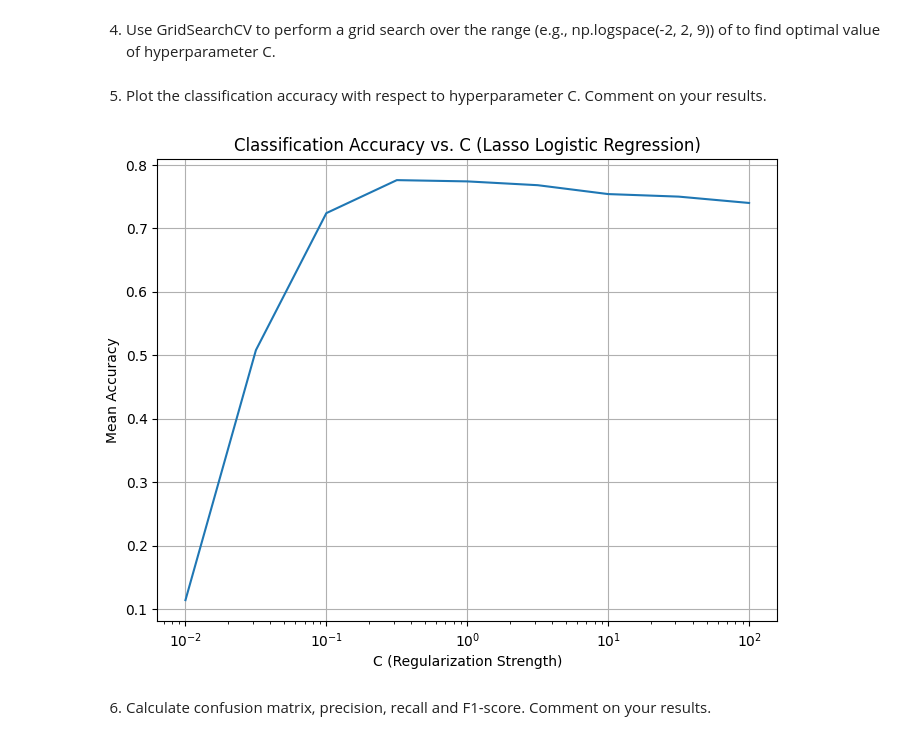
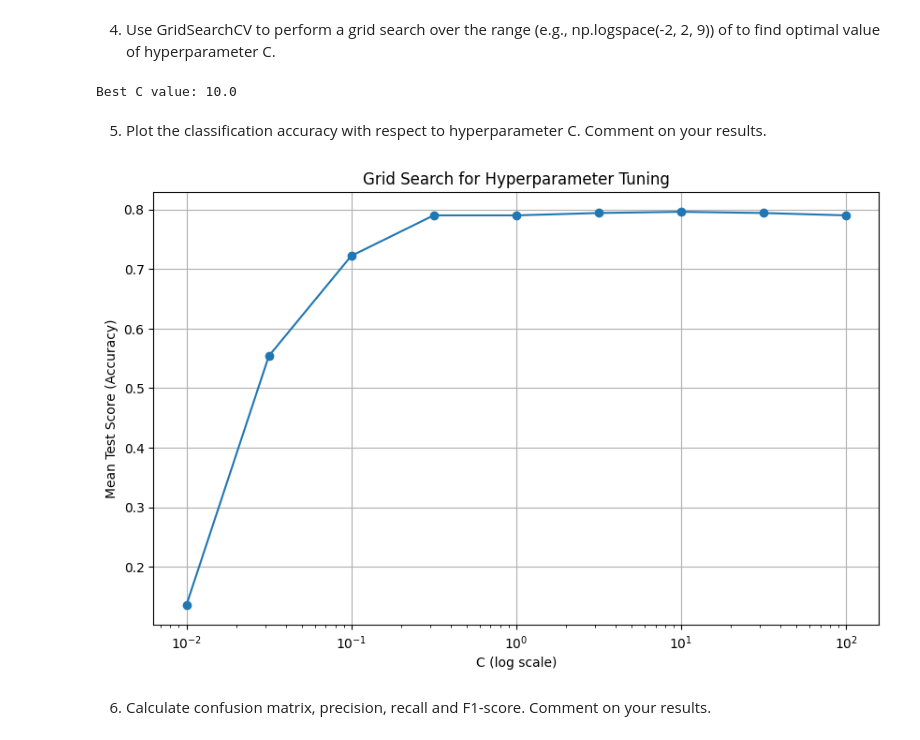
Before and after one commit to DissanayakeLYB/EN3150-Pattern-Recognition, a Jupyter notebook: Assignment 02 - Classification/A2Q2.ipynb, the cells around one changed output. Saved outputs shown, nothing was run; the diff lists cells and outputs as text; code cells hidden in the pictures.

```diff
--- a/Assignment 02 - Classification/A2Q2.ipynb
+++ b/Assignment 02 - Classification/A2Q2.ipynb
@@ -39,36 +39,29 @@ param_grid = {
 # %% [markdown]
 4. Use GridSearchCV to perform a grid search over the range (e.g., np.logspace(-2, 2, 9)) of to find optimal value of hyperparameter C.
 # %%
-from sklearn.model_selection import GridSearchCV
-
-# Create GridSearchCV
-grid_search = GridSearchCV(estimator=lasso_pipeline, param_grid=param_grid, cv=5)
-
-# Fit the grid search to the data
+# Perform GridSearchCV
+grid_search = GridSearchCV(lasso_pipeline, param_grid, cv=5, n_jobs=-1)
 grid_search.fit(X_train, y_train)
 
-# Get the best hyperparameter value
+# Get the best C value
 best_C = grid_search.best_params_['lasso__C']
+print("Best C value:", best_C)
+# %% [output]
+Best C value: 10.0
 # %% [markdown]
 5. Plot the classification accuracy with respect to hyperparameter C. Comment on your
 results.
 # %%
-import matplotlib.pyplot as plt
-
-# Get the accuracy for each C value during grid search
-grid_results = grid_search.cv_results_
-accuracies = grid_results['mean_test_score']
-
-# Plot the accuracy
-plt.figure(figsize=(8, 6))
-plt.semilogx(param_grid['lasso__C'], accuracies)
-plt.xlabel('C (Regularization Strength)')
-plt.ylabel('Mean Accuracy')
-plt.title('Classification Accuracy vs. C (Lasso Logistic Regression)')
+results = grid_search.cv_results_
+plt.figure(figsize=(10, 6))
+plt.semilogx(param_grid['lasso__C'], results['mean_test_score'], marker='o')
+plt.xlabel('C (log scale)')
+plt.ylabel('Mean Test Score (Accuracy)')
+plt.title('Grid Search for Hyperparameter Tuning')
 plt.grid(True)
 plt.show()
 # %% [output]
-[figure, old version]
+[figure, new version]
 # %% [markdown]
 6. Calculate confusion matrix, precision, recall and F1-score. Comment on your results.
 # %%
```
Also changed, not shown: parts of 1 cell of this notebook, 1 other file.
